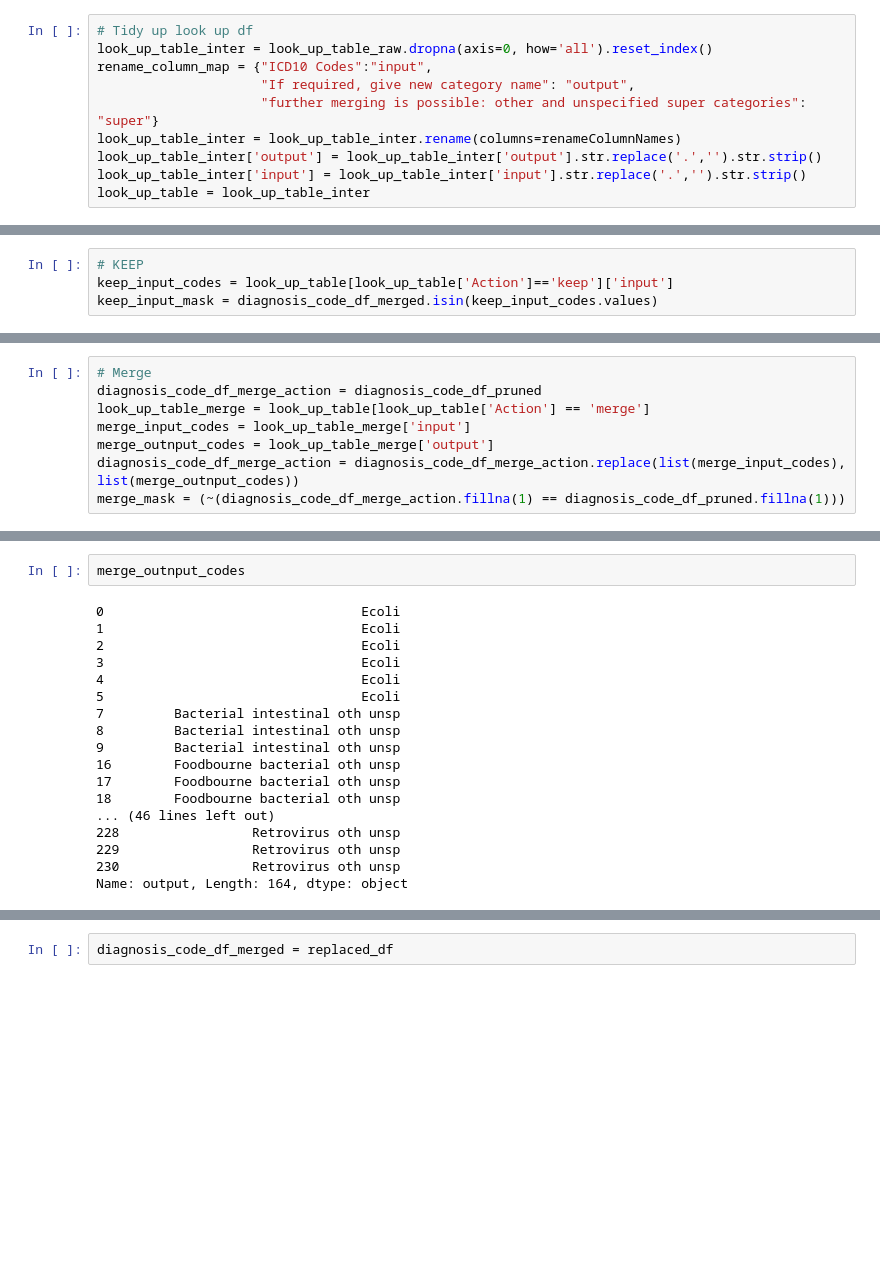
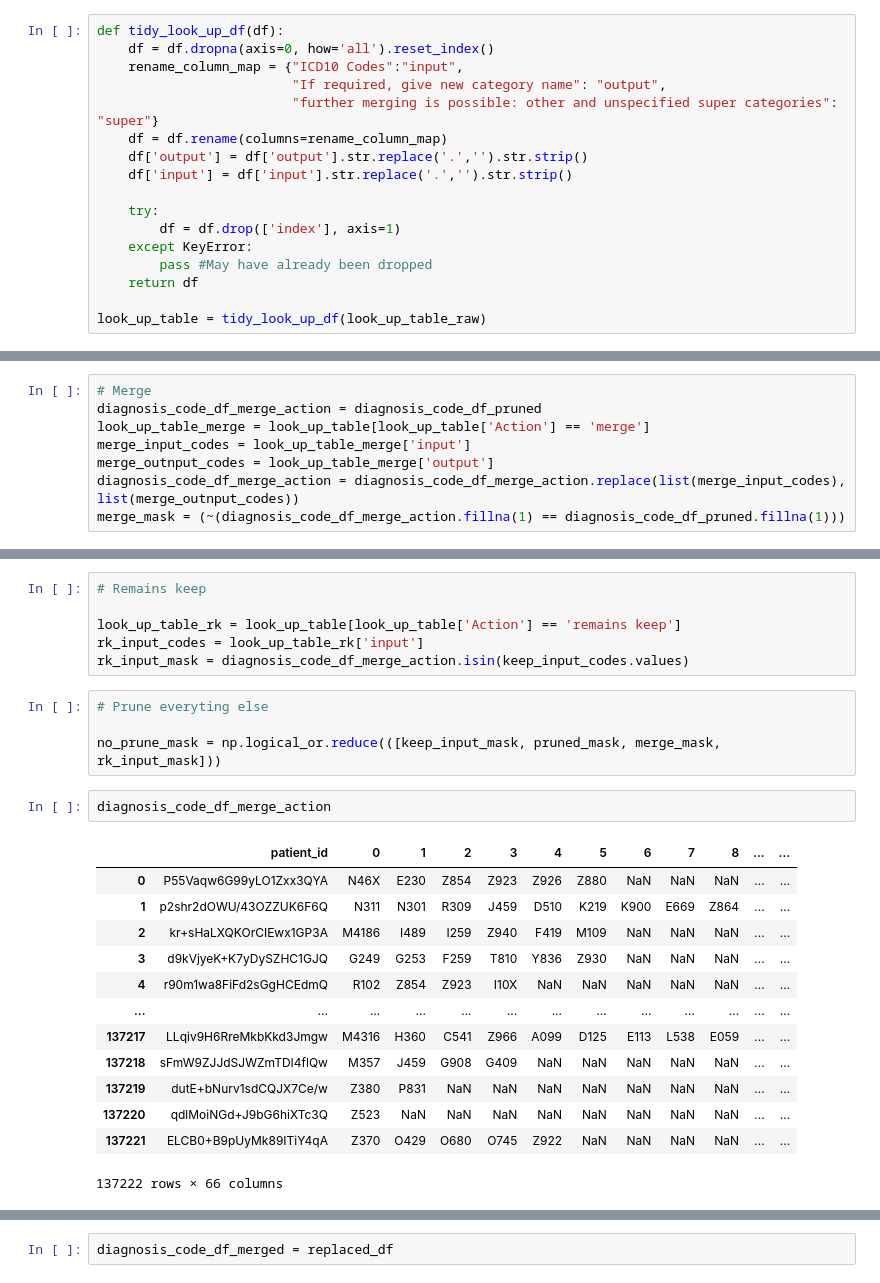
Before and after one commit to thenineteen/Deep-Covariant-Structure-of-Comorbidities, a Jupyter notebook: Preprocessing/1.0-kd-icd10-conversion-pipeline.ipynb, the cells around one changed output, grey strips where cells are left out. Cells and saved outputs as stored; diff of their text form; blank space fills up the shorter version.

```diff
--- a/Preprocessing/1.0-kd-icd10-conversion-pipeline.ipynb
+++ b/Preprocessing/1.0-kd-icd10-conversion-pipeline.ipynb
@@ -59,10 +65,17 @@ KeyError: 'patient_id'
 # %%
-# Tidy up look up df
-look_up_table_inter = look_up_table_raw.dropna(axis=0, how='all').reset_index()
-rename_column_map = {"ICD10 Codes":"input",
-                     "If required, give new category name": "output",
-                     "further merging is possible: other and unspecified super categories": "super"}
-look_up_table_inter = look_up_table_inter.rename(columns=renameColumnNames)
-look_up_table_inter['output'] = look_up_table_inter['output'].str.replace('.','').str.strip()
-look_up_table_inter['input'] = look_up_table_inter['input'].str.replace('.','').str.strip()
-look_up_table = look_up_table_inter
+def tidy_look_up_df(df):
+    df = df.dropna(axis=0, how='all').reset_index()
+    rename_column_map = {"ICD10 Codes":"input",
+                         "If required, give new category name": "output",
+                         "further merging is possible: other and unspecified super categories": "super"}
+    df = df.rename(columns=rename_column_map)
+    df['output'] = df['output'].str.replace('.','').str.strip()
+    df['input'] = df['input'].str.replace('.','').str.strip()
+
+    try:
+        df = df.drop(['index'], axis=1)
+    except KeyError:
+        pass #May have already been dropped
+    return df
+
+look_up_table = tidy_look_up_df(look_up_table_raw)
@@ -92,4 +134,0 @@ to_prune_mask = np.full((diagnosis_code_df.shape), True)
-# %%
-# KEEP
-keep_input_codes = look_up_table[look_up_table['Action']=='keep']['input']
-keep_input_mask = diagnosis_code_df_merged.isin(keep_input_codes.values)
@@ -180,20 +233,26 @@ Name: output, Length: 164, dtype: object
-# %%
-merge_outnput_codes
-# %% [output]
-0                                 Ecoli
-1                                 Ecoli
-2                                 Ecoli
-3                                 Ecoli
-4                                 Ecoli
-5                                 Ecoli
-7         Bacterial intestinal oth unsp
-8         Bacterial intestinal oth unsp
-9         Bacterial intestinal oth unsp
-16        Foodbourne bacterial oth unsp
-17        Foodbourne bacterial oth unsp
-18        Foodbourne bacterial oth unsp
-... (46 lines left out)
-228                 Retrovirus oth unsp
-229                 Retrovirus oth unsp
-230                 Retrovirus oth unsp
-Name: output, Length: 164, dtype: object
+# %%
+# Remains keep
+
+look_up_table_rk = look_up_table[look_up_table['Action'] == 'remains keep']
+rk_input_codes = look_up_table_rk['input']
+rk_input_mask = diagnosis_code_df_merge_action.isin(keep_input_codes.values)
+# %%
+# Prune everyting else
+
+no_prune_mask = np.logical_or.reduce(([keep_input_mask, pruned_mask, merge_mask, rk_input_mask]))
+# %%
+diagnosis_code_df_merge_action
+# %% [output]
+|  | patient_id | 0 | 1 | 2 | 3 | 4 | 5 | 6 | 7 | 8 | ... | ... |
+| 0 | P55Vaqw6G99yLO1Zxx3QYA | N46X | E230 | Z854 | Z923 | Z926 | Z880 | NaN | NaN | NaN | ... | ... |
+| 1 | p2shr2dOWU/43OZZUK6F6Q | N311 | N301 | R309 | J459 | D510 | K219 | K900 | E669 | Z864 | ... | ... |
+| 2 | kr+sHaLXQKOrCIEwx1GP3A | M4186 | I489 | I259 | Z940 | F419 | M109 | NaN | NaN | NaN | ... | ... |
+| 3 | d9kVjyeK+K7yDySZHC1GJQ | G249 | G253 | F259 | T810 | Y836 | Z930 | NaN | NaN | NaN | ... | ... |
+| 4 | r90m1wa8FiFd2sGgHCEdmQ | R102 | Z854 | Z923 | I10X | NaN | NaN | NaN | NaN | NaN | ... | ... |
+| ... | ... | ... | ... | ... | ... | ... | ... | ... | ... | ... | ... | ... |
+| 137217 | LLqiv9H6RreMkbKkd3Jmgw | M4316 | H360 | C541 | Z966 | A099 | D125 | E113 | L538 | E059 | ... | ... |
+| 137218 | sFmW9ZJJdSJWZmTDI4flQw | M357 | J459 | G908 | G409 | NaN | NaN | NaN | NaN | NaN | ... | ... |
+| 137219 | dutE+bNurv1sdCQJX7Ce/w | Z380 | P831 | NaN | NaN | NaN | NaN | NaN | NaN | NaN | ... | ... |
+| 137220 | qdlMoiNGd+J9bG6hiXTc3Q | Z523 | NaN | NaN | NaN | NaN | NaN | NaN | NaN | NaN | ... | ... |
+| 137221 | ELCB0+B9pUyMk89ITiY4qA | Z370 | O429 | O680 | O745 | Z922 | NaN | NaN | NaN | NaN | ... | ... |
+137222 rows × 66 columns
```
Also changed, not shown: parts of 25 cells of this notebook.
